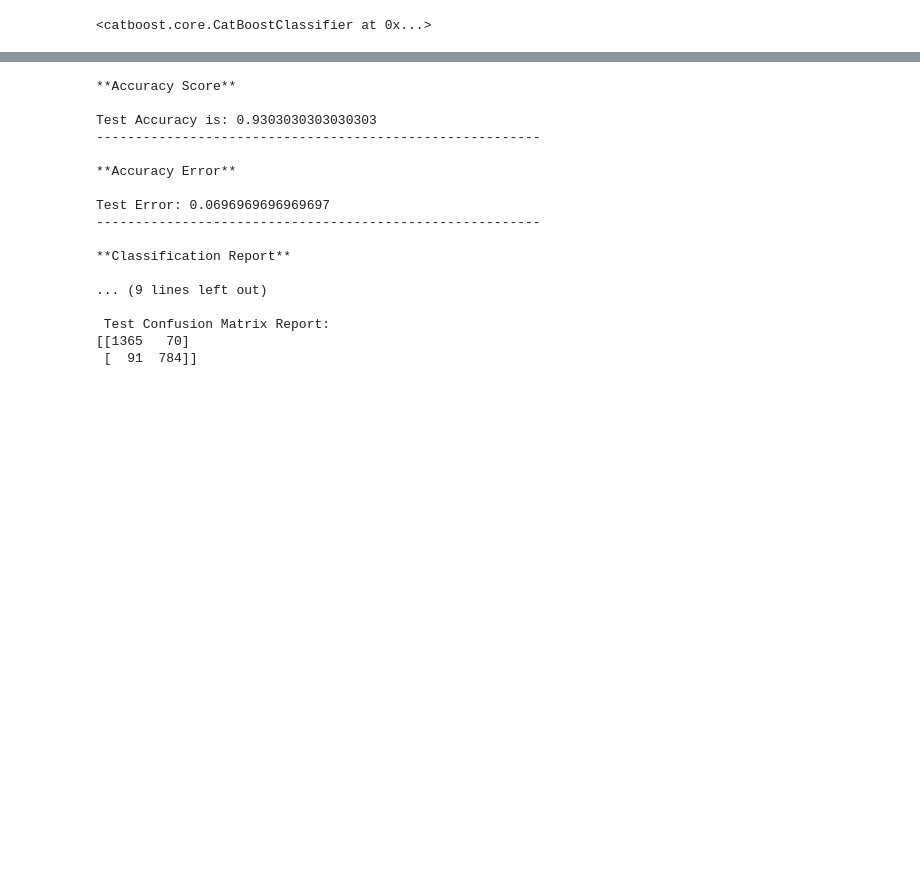
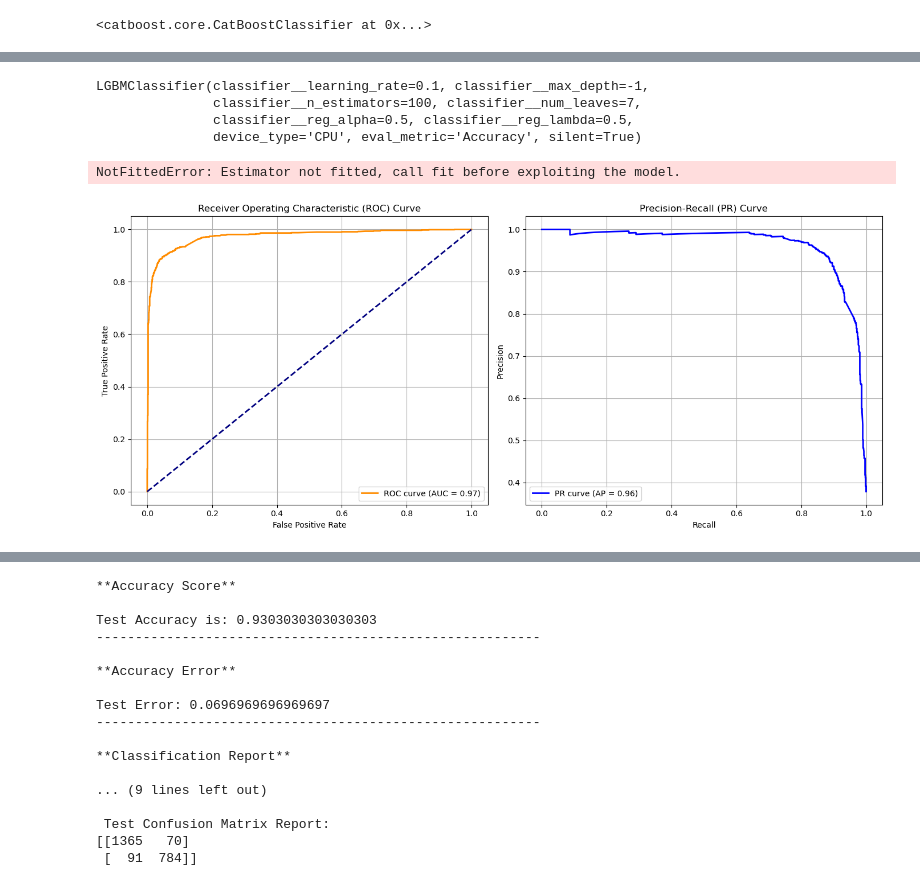
Before and after one commit to ilora-ishaque/lead_score_project, a Jupyter notebook: notebooks/Model.ipynb, the cells around one changed output, grey strips where cells are left out. Cells and saved outputs as stored; diff of their text form; code cells hidden in the pictures; blank space fills up the shorter version.

```diff
--- a/notebooks/Model.ipynb
+++ b/notebooks/Model.ipynb
@@ -242,0 +320,48 @@ y_test_predict = catboost_model.predict(x_test)
+# %%
+lgbmc_model.fit(x_train, y_train)
+# %% [output]
+LGBMClassifier(classifier__learning_rate=0.1, classifier__max_depth=-1,
+               classifier__n_estimators=100, classifier__num_leaves=7,
+               classifier__reg_alpha=0.5, classifier__reg_lambda=0.5,
+               device_type='CPU', eval_metric='Accuracy', silent=True)
+# %%
+y_test_predict = lgbmc_model.predict(x_test)
+# %% [output]
+NotFittedError: Estimator not fitted, call fit before exploiting the model.
+# %%
+y_test_probs = catboost_model.predict_proba(x_test)[:, 1]  # Probabilities for the positive class
+
+# Compute ROC curve and AUC
+fpr, tpr, roc_thresholds = roc_curve(y_test, y_test_probs)
+roc_auc = auc(fpr, tpr)
+
+# Compute Precision-Recall curve and Average Precision (AP)
+precision, recall, pr_thresholds = precision_recall_curve(y_test, y_test_probs)
+avg_precision = average_precision_score(y_test, y_test_probs)
+
+# Plotting
+plt.figure(figsize=(14, 6))
+
+# ROC Curve
+plt.subplot(1, 2, 1)
+plt.plot(fpr, tpr, color='darkorange', lw=2, label=f'ROC curve (AUC = {roc_auc:.2f})')
+plt.plot([0, 1], [0, 1], color='navy', lw=2, linestyle='--')
+plt.xlabel('False Positive Rate')
+plt.ylabel('True Positive Rate')
+plt.title('Receiver Operating Characteristic (ROC) Curve')
+plt.legend(loc='lower right')
+plt.grid(True)
+
+# Precision-Recall Curve
+plt.subplot(1, 2, 2)
+plt.plot(recall, precision, color='blue', lw=2, label=f'PR curve (AP = {avg_precision:.2f})')
+plt.xlabel('Recall')
+plt.ylabel('Precision')
+plt.title('Precision-Recall (PR) Curve')
+plt.legend(loc='lower left')
+plt.grid(True)
+
+plt.tight_layout()
+plt.show()
+# %% [output]
+[figure, added]
```
Also changed, not shown: parts of 15 cells of this notebook, 5 other files.
